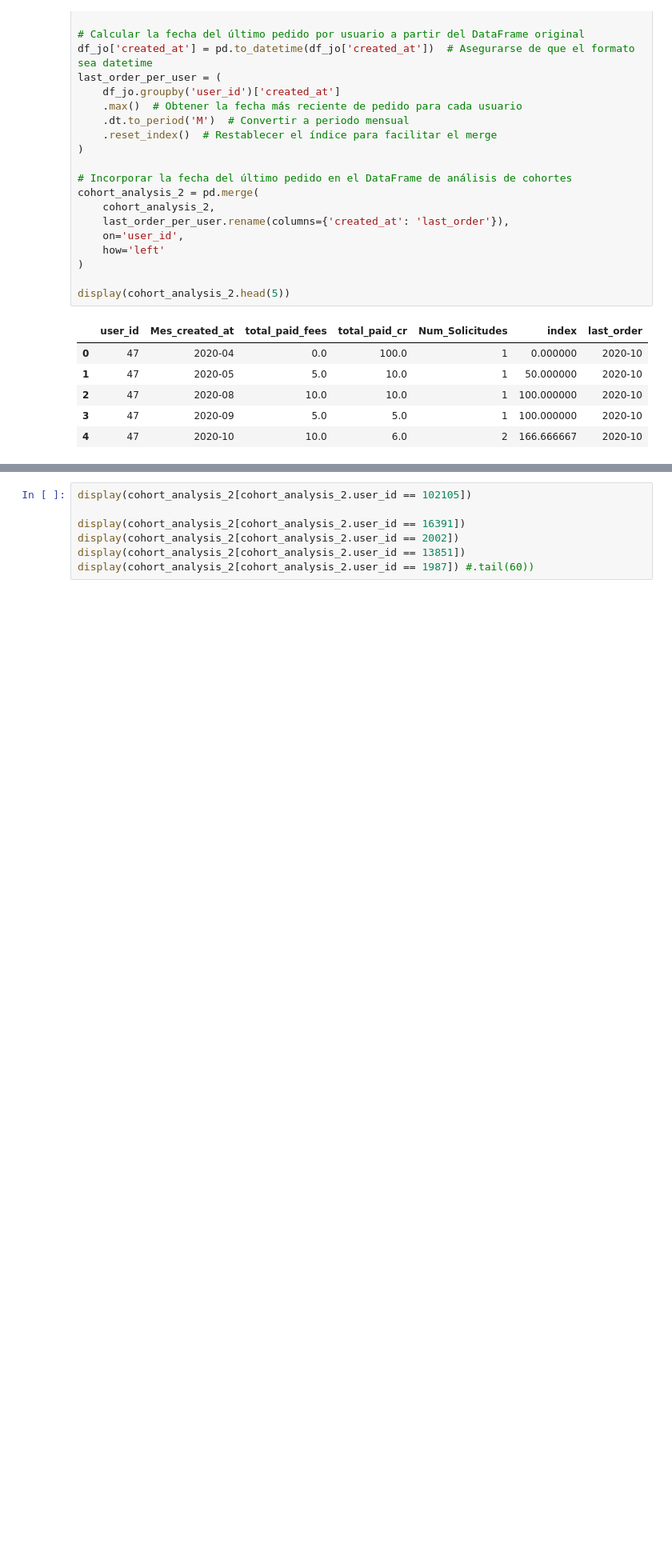
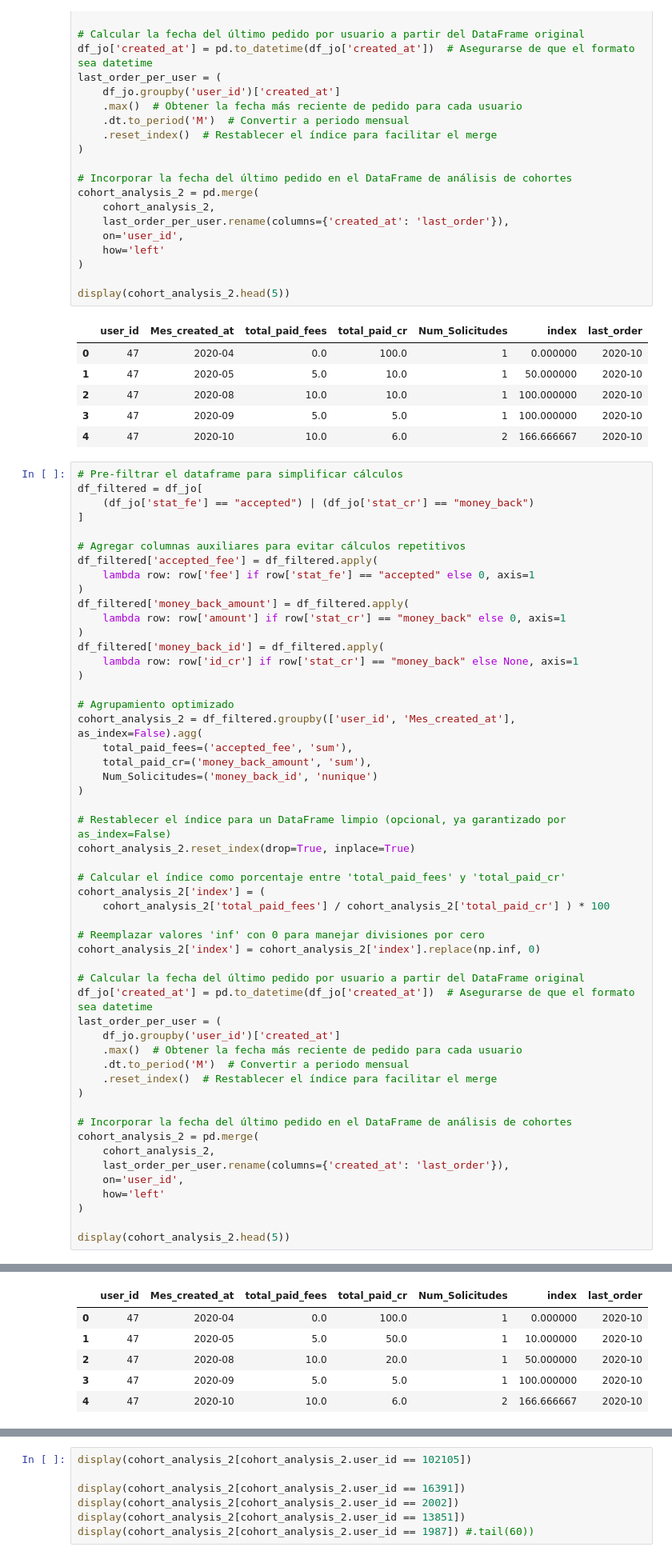
Before and after one commit to Data-Science-Pasta-Loca/ProyectoPastaLoca2, a Jupyter notebook: Cesc/Detalle clientes.ipynb, the cells around one changed output, grey strips where cells are left out. Shown at 80% size. Drawn from its saved outputs; the diff is of its cells as text; blank space fills up the shorter version.

```diff
--- a/Cesc/Detalle clientes.ipynb
+++ b/Cesc/Detalle clientes.ipynb
@@ -302,3 +336,56 @@ display(cohort_analysis_2.head(5))
 | 2 | 47 | 2020-08 | 10.0 | 10.0 | 1 | 100.000000 | 2020-10 |
 | 3 | 47 | 2020-09 | 5.0 | 5.0 | 1 | 100.000000 | 2020-10 |
 | 4 | 47 | 2020-10 | 10.0 | 6.0 | 2 | 166.666667 | 2020-10 |
+# %%
+# Pre-filtrar el dataframe para simplificar cálculos
+df_filtered = df_jo[
+    (df_jo['stat_fe'] == "accepted") | (df_jo['stat_cr'] == "money_back")
+]
+
+# Agregar columnas auxiliares para evitar cálculos repetitivos
+df_filtered['accepted_fee'] = df_filtered.apply(
+    lambda row: row['fee'] if row['stat_fe'] == "accepted" else 0, axis=1
+)
+df_filtered['money_back_amount'] = df_filtered.apply(
+    lambda row: row['amount'] if row['stat_cr'] == "money_back" else 0, axis=1
+)
+df_filtered['money_back_id'] = df_filtered.apply(
+    lambda row: row['id_cr'] if row['stat_cr'] == "money_back" else None, axis=1
+)
+
+# Agrupamiento optimizado
+cohort_analysis_2 = df_filtered.groupby(['user_id', 'Mes_created_at'], as_index=False).agg(
+    total_paid_fees=('accepted_fee', 'sum'),
+    total_paid_cr=('money_back_amount', 'sum'),
+    Num_Solicitudes=('money_back_id', 'nunique')
+)
+
+# Restablecer el índice para un DataFrame limpio (opcional, ya garantizado por as_index=False)
+cohort_analysis_2.reset_index(drop=True, inplace=True)
+
+# Calcular el índice como porcentaje entre 'total_paid_fees' y 'total_paid_cr'
+cohort_analysis_2['index'] = (
+    cohort_analysis_2['total_paid_fees'] / cohort_analysis_2['total_paid_cr'] ) * 100
+
+# Reemplazar valores 'inf' con 0 para manejar divisiones por cero
+cohort_analysis_2['index'] = cohort_analysis_2['index'].replace(np.inf, 0)
+
+# Calcular la fecha del último pedido por usuario a partir del DataFrame original
+df_jo['created_at'] = pd.to_datetime(df_jo['created_at'])  # Asegurarse de que el formato sea datetime
+last_order_per_user = (
+    df_jo.groupby('user_id')['created_at']
+    .max()  # Obtener la fecha más reciente de pedido para cada usuario
+    .dt.to_period('M')  # Convertir a periodo mensual
+    .reset_index()  # Restablecer el índice para facilitar el merge
+)
+
+# Incorporar la fecha del último pedido en el DataFrame de análisis de cohortes
+cohort_analysis_2 = pd.merge(
+    cohort_analysis_2,
+    last_order_per_user.rename(columns={'created_at': 'last_order'}),
+    on='user_id',
+    how='left'
+)
+
+display(cohort_analysis_2.head(5))
+# %% [output]
@@ -304,0 +407,6 @@ display(cohort_analysis_2.head(5))
+|  | user_id | Mes_created_at | total_paid_fees | total_paid_cr | Num_Solicitudes | index | last_order |
+| 0 | 47 | 2020-04 | 0.0 | 100.0 | 1 | 0.000000 | 2020-10 |
+| 1 | 47 | 2020-05 | 5.0 | 50.0 | 1 | 10.000000 | 2020-10 |
+| 2 | 47 | 2020-08 | 10.0 | 20.0 | 1 | 50.000000 | 2020-10 |
+| 3 | 47 | 2020-09 | 5.0 | 5.0 | 1 | 100.000000 | 2020-10 |
+| 4 | 47 | 2020-10 | 10.0 | 6.0 | 2 | 166.666667 | 2020-10 |
```
Also changed, not shown: parts of 10 cells of this notebook, 2 other files.
